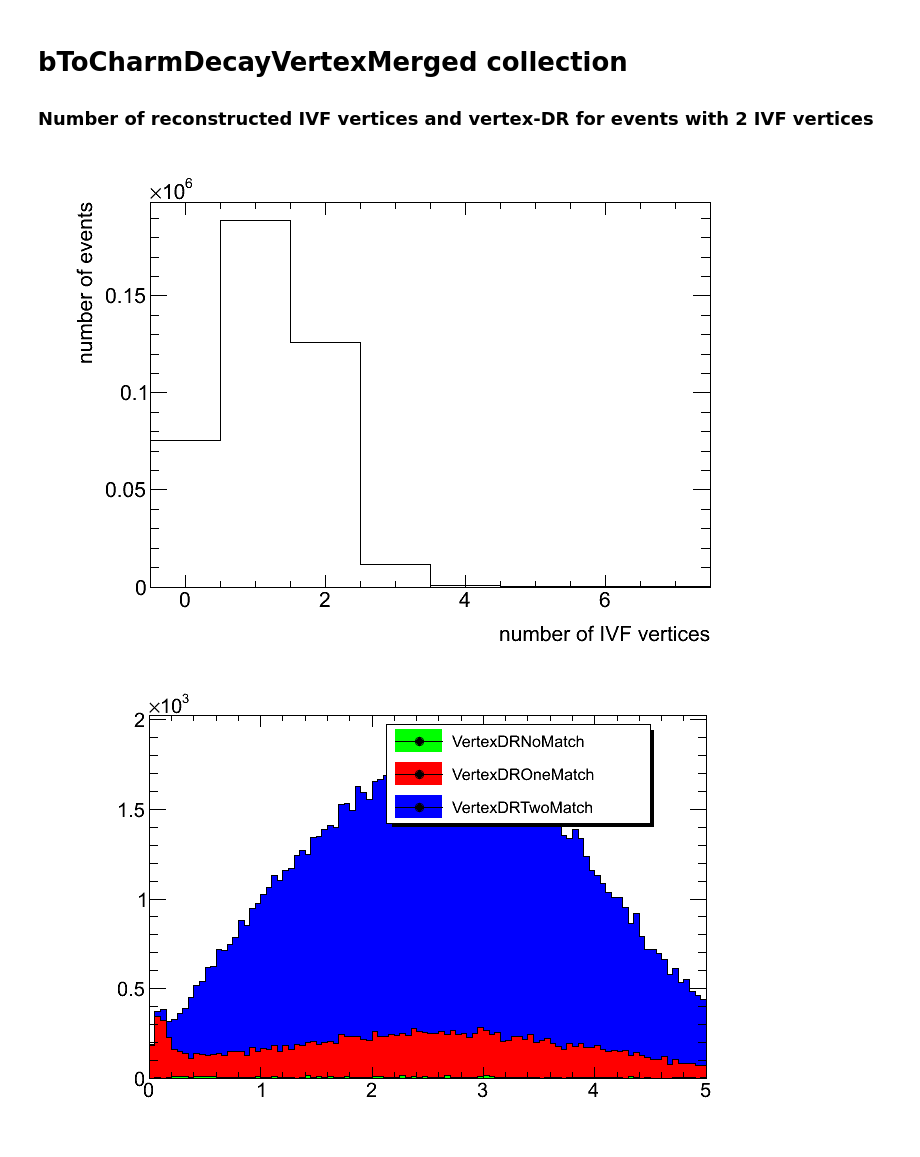
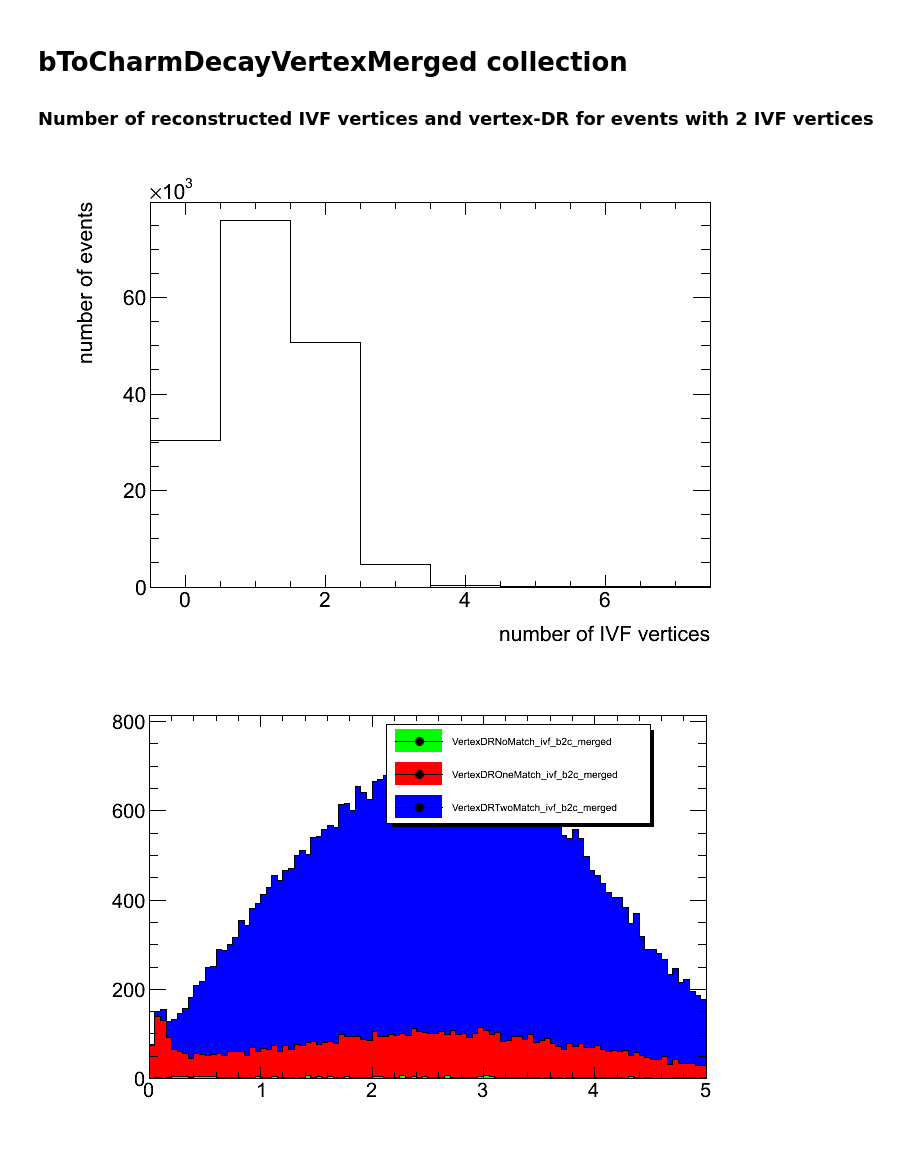
Before and after one commit to HeinerTholen/BTagDeltaR, a Jupyter notebook: Testing/python/iPy_plot_fs_vertexDR.ipynb, the cells around one changed output. Saved outputs shown, nothing was run; the diff lists cells and outputs as text; code cells hidden in the pictures.

```diff
--- a/Testing/python/iPy_plot_fs_vertexDR.ipynb
+++ b/Testing/python/iPy_plot_fs_vertexDR.ipynb
@@ -61,12 +61,12 @@ stack_vertexDR(fs_f)
 # bToCharmDecayVertexMerged collection
 ### Number of reconstructed IVF vertices and vertex-DR for events with 2 IVF vertices
 # %%
-fs_b2c = varial.diskio.read("../fileservice/fs_ivf_b2c_merged.info")
+fs_b2c = varial.diskio.read("../fileservice/ivf_b2c_merged.info")
 apply_lumi_factor(fs_b2c)
 fs_b2c.NumIvfVertices
 # %% [output]
-[figure, old version]
+[figure, new version]
 # %%
 stack_vertexDR(fs_b2c)
 # %% [output]
-[figure, old version]
+[figure, new version]
```
Also changed, not shown: parts of 5 cells of this notebook, 2 other files.
